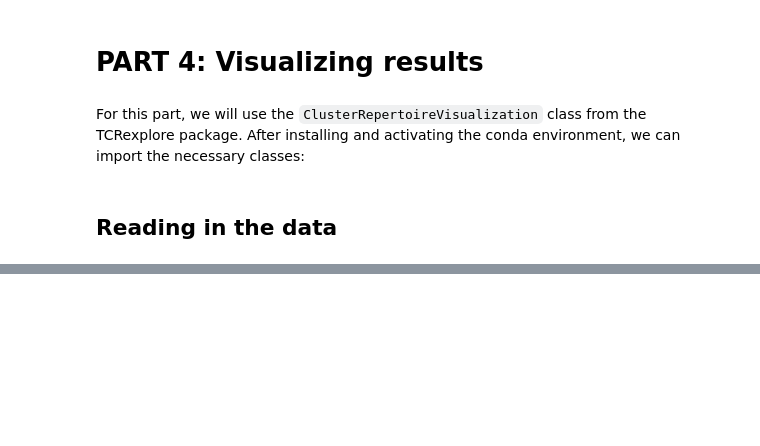
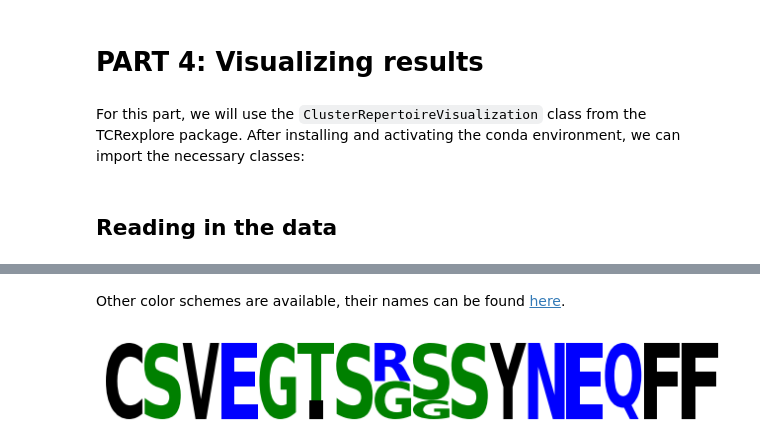
Before and after one commit to svalkiers/MMB_antigen_receptor_repertoire_tools, a Jupyter notebook: notebooks/part4_visualization.ipynb, the cells around one changed output, grey strips where cells are left out. Cells and saved outputs as stored; diff of their text form; code cells hidden in the pictures; blank space fills up the shorter version.

```diff
--- a/notebooks/part4_visualization.ipynb
+++ b/notebooks/part4_visualization.ipynb
@@ -20,0 +94,10 @@ ClusterRepertoire.from_tcrex_result()
+# %% [markdown]
+Other color schemes are available, their names can be found [here](https://logomaker.readthedocs.io/en/latest/examples.html#color-schemes).
+# %%
+# get a cluster from the repertoire by id using .get:
+c = c_rep.get(5000)
+
+# plot
+c.plot_motif_logo(color_scheme="hydrophobicity")
+# %% [output]
+[figure, added]
```
Also changed, not shown: parts of 17 cells of this notebook.
